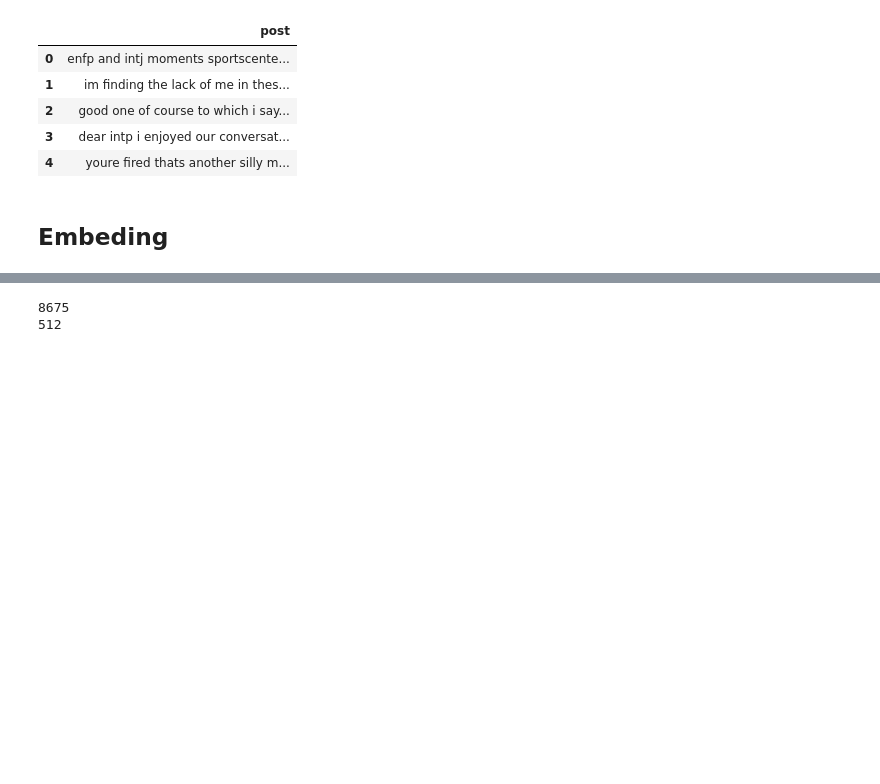
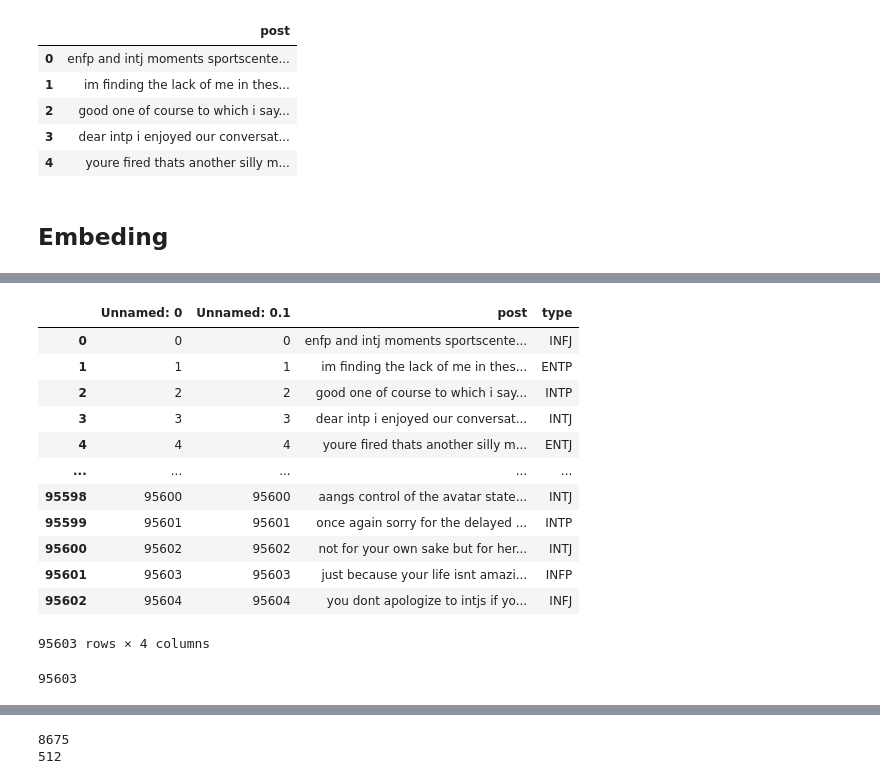
Before and after one commit to vincent0426/ITTM, a Jupyter notebook: MBTI.ipynb, the cells around one changed output, grey strips where cells are left out. Drawn from its saved outputs; the diff is of its cells as text; code cells hidden in the pictures; blank space fills up the shorter version.

```diff
--- a/MBTI.ipynb
+++ b/MBTI.ipynb
@@ -271 +370,18 @@ Some weights of the model checkpoint at bert-base-uncased were not used when ini
+# %%
+new_clean_posts = pd.read_csv('./drive/MyDrive/111-1ITTM/new_clean_posts.csv')
+new_clean_posts
+# %% [output]
+|  | Unnamed: 0 | Unnamed: 0.1 | post | type |
+| 0 | 0 | 0 | enfp and intj moments sportscente... | INFJ |
+| 1 | 1 | 1 | im finding the lack of me in thes... | ENTP |
+| 2 | 2 | 2 | good one of course to which i say... | INTP |
+| 3 | 3 | 3 | dear intp i enjoyed our conversat... | INTJ |
+| 4 | 4 | 4 | youre fired thats another silly m... | ENTJ |
+| ... | ... | ... | ... | ... |
+| 95598 | 95600 | 95600 | aangs control of the avatar state... | INTJ |
+| 95599 | 95601 | 95601 | once again sorry for the delayed ... | INTP |
+| 95600 | 95602 | 95602 | not for your own sake but for her... | INTJ |
+| 95601 | 95603 | 95603 | just because your life isnt amazi... | INFP |
+| 95602 | 95604 | 95604 | you dont apologize to intjs if yo... | INFJ |
+95603 rows × 4 columns
 # %%
@@ -286,0 +405,4 @@ Some weights of the model checkpoint at bert-base-uncased were not used when ini
+# %%
+len(encoded_text["input_ids"])
+# %% [output]
+95603
```
Also changed, not shown: parts of 52 cells of this notebook.
